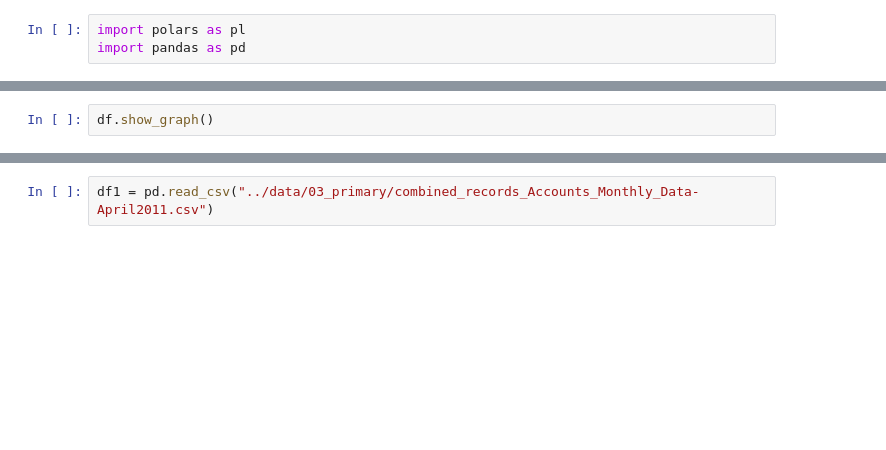
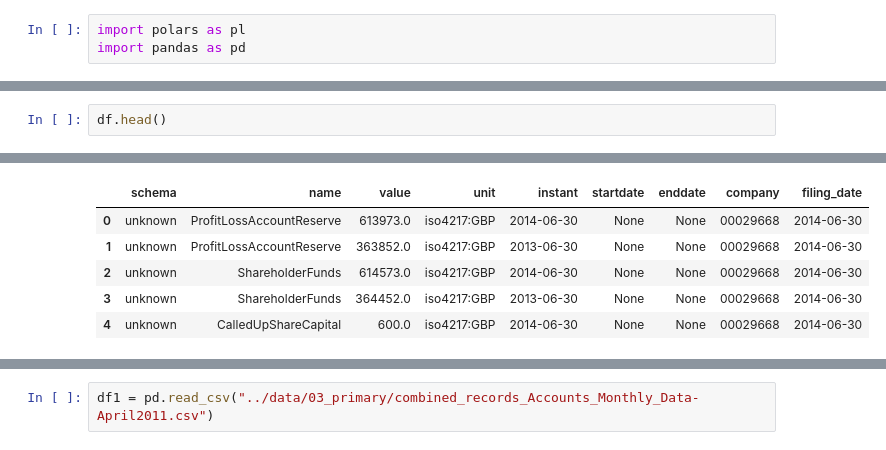
Before and after one commit to jstammers/companies-house-abm, a Jupyter notebook: notebooks/parse_combined_records.ipynb, the cells around one changed output, grey strips where cells are left out. Saved outputs shown, nothing was run; the diff lists cells and outputs as text; blank space fills up the shorter version.

```diff
--- a/notebooks/parse_combined_records.ipynb
+++ b/notebooks/parse_combined_records.ipynb
@@ -20,3 +94,3 @@ df = pl.scan_csv(f"{data_dir}/combined_records_Accounts_Monthly_Data*.csv", sche
 # %%
-df.show_graph()
+df.head()
 # %% [output]
@@ -23,0 +98,6 @@ df.show_graph()
+|  | schema | name | value | unit | instant | startdate | enddate | company | filing_date |
+| 0 | unknown | ProfitLossAccountReserve | 613973.0 | iso4217:GBP | 2014-06-30 | None | None | 00029668 | 2014-06-30 |
+| 1 | unknown | ProfitLossAccountReserve | 363852.0 | iso4217:GBP | 2013-06-30 | None | None | 00029668 | 2014-06-30 |
+| 2 | unknown | ShareholderFunds | 614573.0 | iso4217:GBP | 2014-06-30 | None | None | 00029668 | 2014-06-30 |
+| 3 | unknown | ShareholderFunds | 364452.0 | iso4217:GBP | 2013-06-30 | None | None | 00029668 | 2014-06-30 |
+| 4 | unknown | CalledUpShareCapital | 600.0 | iso4217:GBP | 2014-06-30 | None | None | 00029668 | 2014-06-30 |
```
Also changed, not shown: parts of 20 cells of this notebook, 12 other files.
